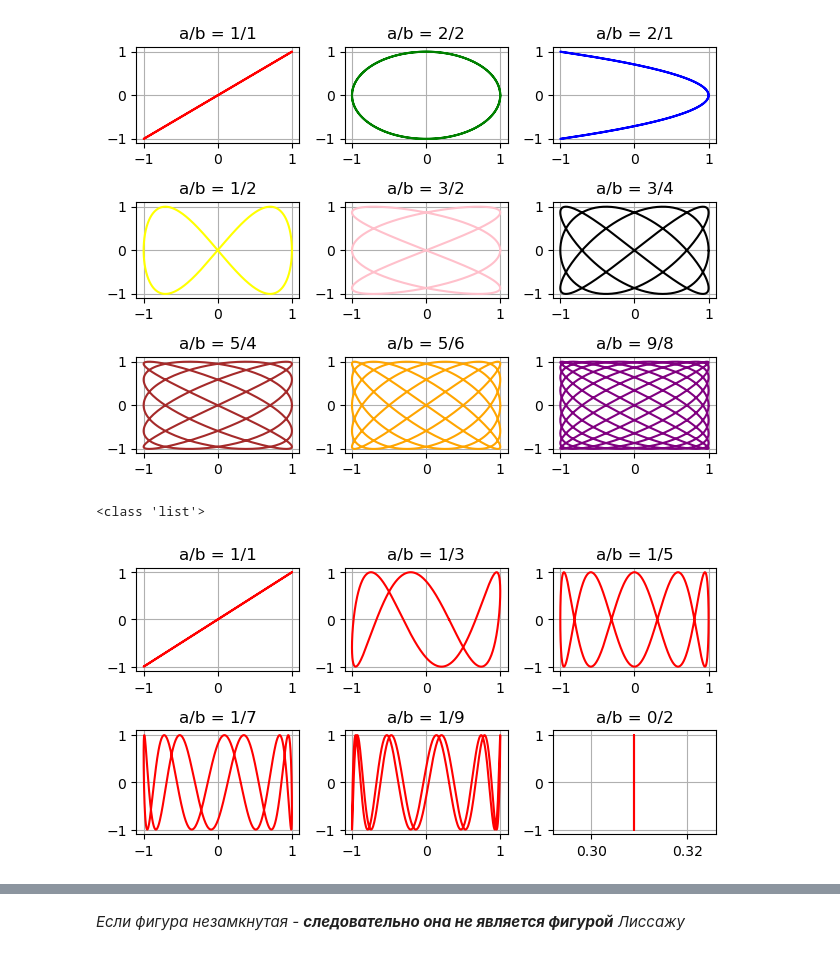
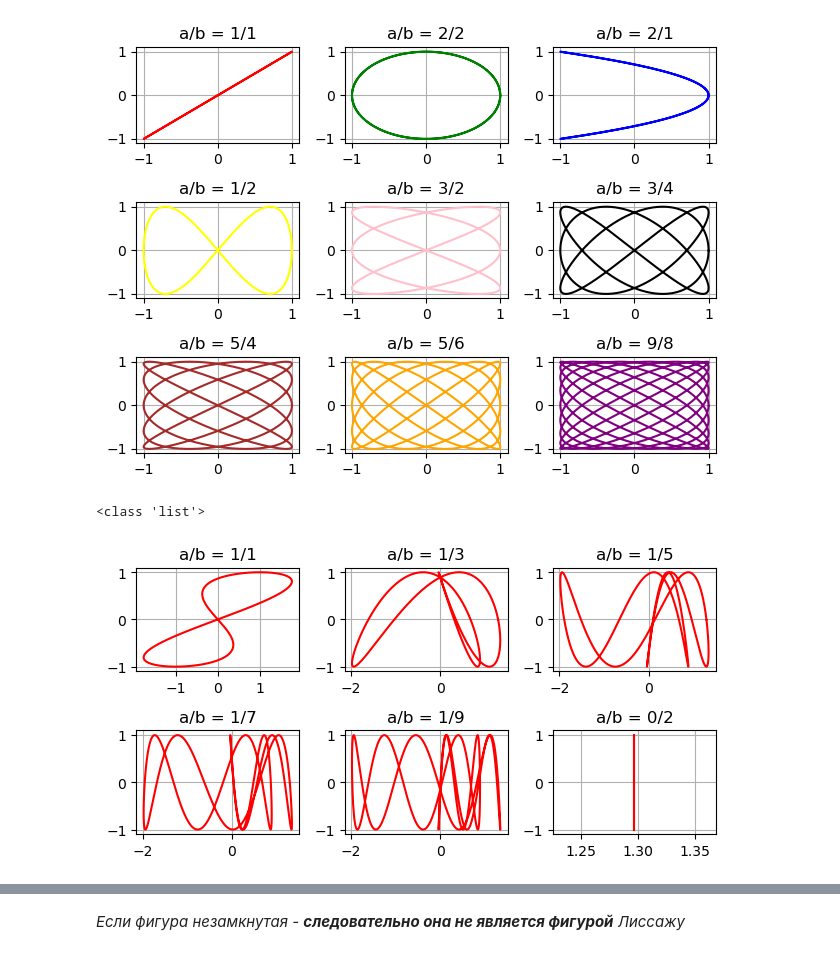
Before and after one commit to sematimohin/ProjectLaser, a Jupyter notebook: Modeling/figures_lissagu.ipynb, the cells around one changed output, grey strips where cells are left out. Drawn from its saved outputs; the diff is of its cells as text; code cells hidden in the pictures.

```diff
--- a/Modeling/figures_lissagu.ipynb
+++ b/Modeling/figures_lissagu.ipynb
@@ -68,32 +68,32 @@ print(type(m))
 
 # Настройка графиков
 plt.figure(1)
 t = np.arange(0., 2 * np.pi, 0.01)
 
 # Обход списка с индексами
 for idx, pair in enumerate(m):
     plt.subplot(3, 3, idx + 1)  # Определяем положение графика (3x3 сетка)
 
     # Определяем параметры
     if idx == 0:  # Специальный случай для первой пары
         a = 1
         b = 1
         d = 0  # Без фазового сдвига
     else:
         a, b = pair
         d = 0.9 * np.pi  # Фазовый сдвиг
 
-    x = np.sin(a * t + d)
+    x = np.sin(a * t + d) + np.sin(2*a *t + d/2)
     y = np.sin(b * t)
 
     # Построение графика
     plt.plot(x, y, 'r')
     plt.grid(True)
     plt.title(f"a/b = {a}/{b}")
 
 # Показать все графики
 plt.tight_layout()
 plt.show()
 # %% [output]
 <class 'list'>
-[figure, old version]
+[figure, new version]
```
Also changed, not shown: parts of 3 cells of this notebook, 53 other files.
